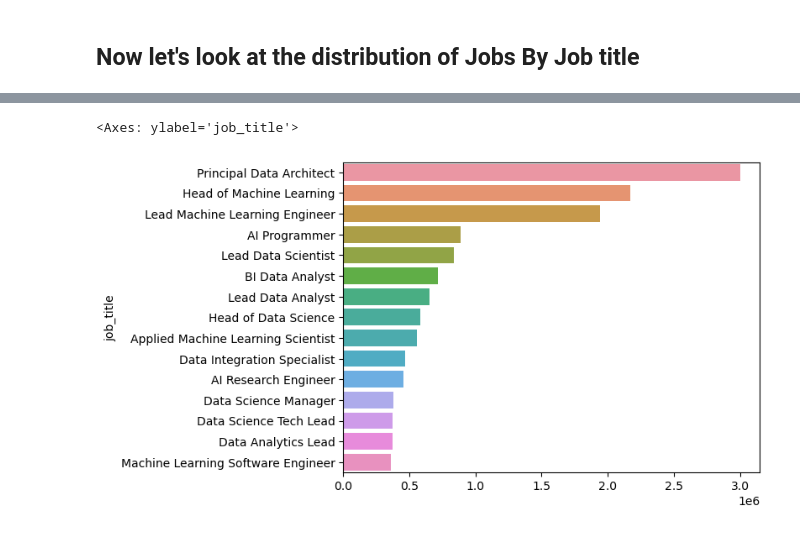
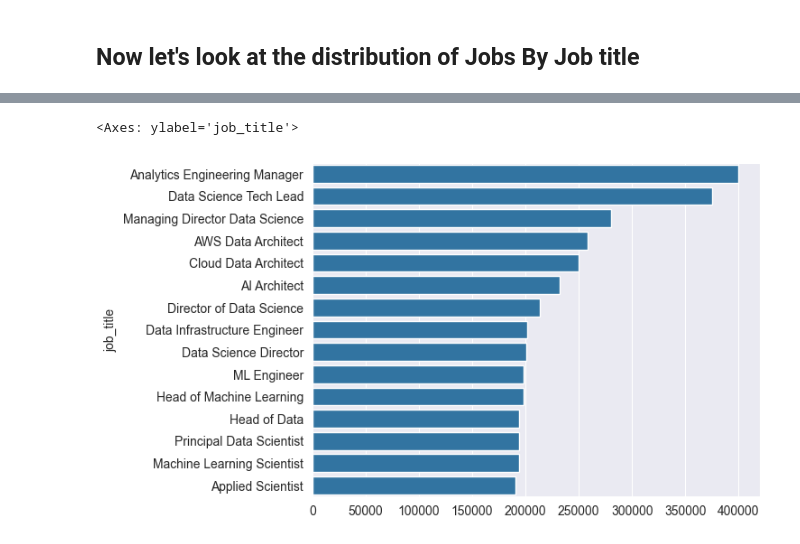
Before and after one commit to jwolfe972/csce_5320_project, a Jupyter notebook: Data_Science_Salaries_Analysis.ipynb, the cells around one changed output, grey strips where cells are left out. Saved outputs shown, nothing was run; the diff lists cells and outputs as text; code cells hidden in the pictures.

```diff
--- a/Data_Science_Salaries_Analysis.ipynb
+++ b/Data_Science_Salaries_Analysis.ipynb
@@ -74,12 +96,12 @@ Text(0.5, 0, 'Amount of Jobs')
 # %%
 
 
-mean_of_salaries_ds = data_science_salary.groupby('job_title')['salary'].mean()
+mean_of_salaries_ds = data_science_salary.groupby('job_title')['salary_in_usd'].mean()
 
 mean_salary_by_job_sorted = mean_of_salaries_ds.sort_values(ascending=False)
 
 
 sns.barplot(x=mean_salary_by_job_sorted[0:15].values.round(2), y=mean_salary_by_job_sorted[0:15].index)
 # %% [output]
 <Axes: ylabel='job_title'>
-[figure, old version]
+[figure, new version]
```
Also changed, not shown: parts of 12 cells of this notebook.
